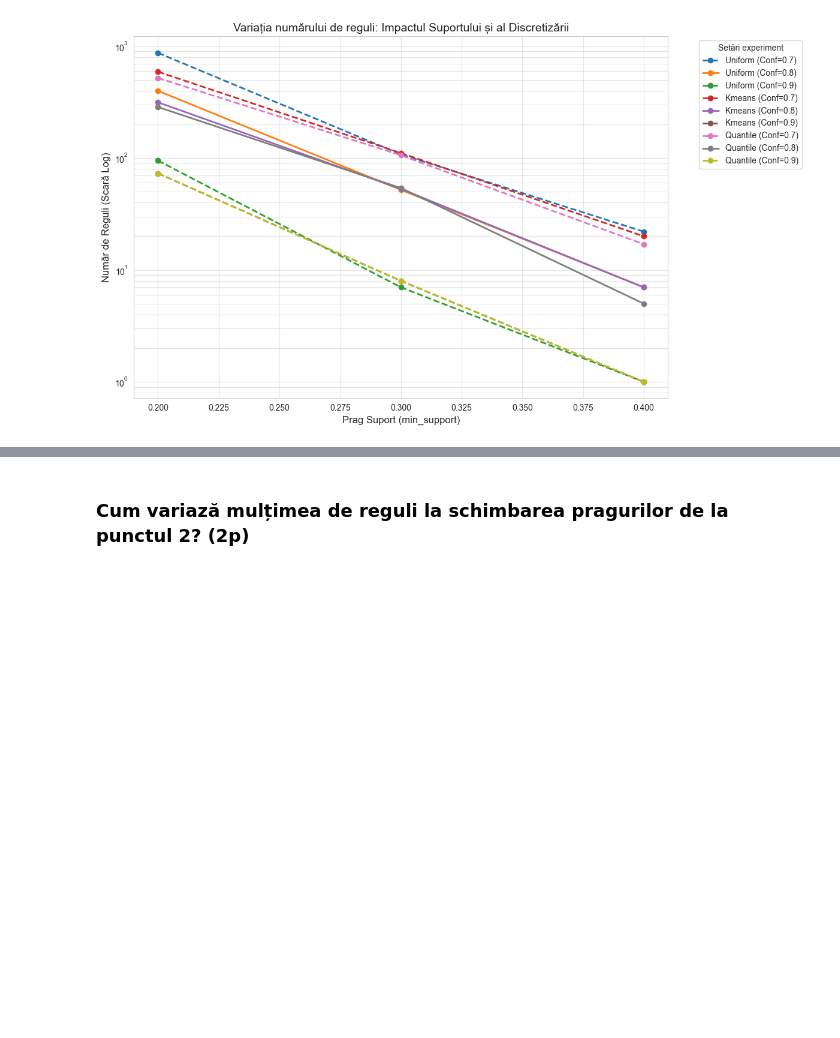
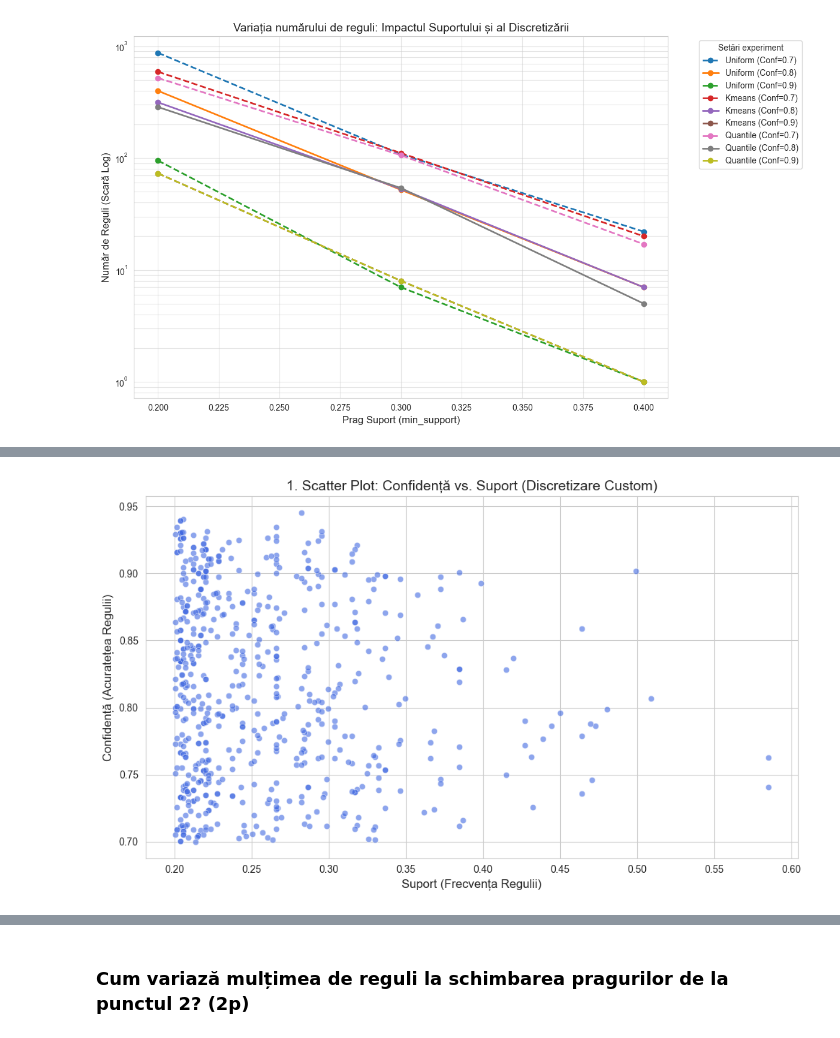
Before and after one commit to AndromedaOMA/Data_Mining-Heart_Failure_Prediction, a Jupyter notebook: task04/task04.ipynb, the cells around one changed output, grey strips where cells are left out. Saved outputs shown, nothing was run; the diff lists cells and outputs as text; code cells hidden in the pictures; blank space fills up the shorter version.

```diff
--- a/task04/task04.ipynb
+++ b/task04/task04.ipynb
@@ -878,0 +881,88 @@ for strat in strategies:
+# %%
+import matplotlib.pyplot as plt
+import seaborn as sns
+import plotly.express as px
+import pandas as pd
+from IPython.display import display, HTML
+from mlxtend.frequent_patterns import fpgrowth, association_rules
+
+# Utilizăm configurația optimizată per feature (Bonus)
+# Aceasta include strategii specifice: Age (uniform), Cholesterol (quantile), MaxHR (kmeans) etc.
+df_ready_custom = apply_custom_discretization(df, feature_configs)
+
+# Extragem regulile de asociere folosind FP-Growth pentru eficiență
+# Praguri setate: Suport minim 0.2 și Confidență minimă 0.7
+frequent_itemsets = fpgrowth(df_ready_custom, min_support=0.2, use_colnames=True)
+rules = association_rules(frequent_itemsets, metric="confidence", min_threshold=0.7)
+
+if not rules.empty:
+    sns.set_style("whitegrid")
+
+    # -------------------------------------------------------------------
+    # 1. Scatter plot cu Confidence vs. Support
+    # -------------------------------------------------------------------
+    # Acest grafic arată distribuția generală a regulilor pe baza acurateței (Confidență)
+    # și a frecvenței lor în date (Suport).
+    plt.figure(figsize=(10, 6))
+    sns.scatterplot(data=rules, x='support', y='confidence', alpha=0.6, color='royalblue')
+    plt.title('1. Scatter Plot: Confidență vs. Suport (Discretizare Custom)', fontsize=14)
+    plt.xlabel('Suport (Frecvența Regulii)', fontsize=12)
+    plt.ylabel('Confidență (Acuratețea Regulii)', fontsize=12)
+    plt.tight_layout()
+    plt.show()
+
+    # -------------------------------------------------------------------
+    # 2. Catscatter (Bubble plot): Dimensiunea punctelor indică Lift-ul
+    # -------------------------------------------------------------------
+    # Lift-ul indică puterea asocierii. Dimensiunea mai mare a bulelor evidențiază
+    # regulile cele mai semnificative[cite: 1].
+    plt.figure(figsize=(12, 7))
+    scatter = sns.scatterplot(
+        data=rules,
+        x='support',
+        y='confidence',
+        size='lift',
+        sizes=(40, 500),
+        hue='lift',
+        palette='magma',
+        alpha=0.7
+    )
+    plt.title('2. Catscatter: Impactul Lift-ului asupra Regulilor Custom', fontsize=14)
+    plt.xlabel('Suport', fontsize=12)
+    plt.ylabel('Confidență', fontsize=12)
+    plt.legend(bbox_to_anchor=(1.05, 1), loc='upper left', title="Lift (Puterea Asocierii)")
+    plt.tight_layout()
+    plt.show()
+
+    # -------------------------------------------------------------------
+    # 3. Alluvial Plot (Parallel Categories) pentru Top 20 Reguli
+    # -------------------------------------------------------------------
+    # Vizualizează fluxul de la setul de antecedenți la consecvenți.
+    # Convertim seturile în șiruri de caractere pentru compatibilitate cu Plotly[cite: 1].
+    rules['antecedents_str'] = rules['antecedents'].apply(lambda x: ', '.join(list(x)))
+    rules['consequents_str'] = rules['consequents'].apply(lambda x: ', '.join(list(x)))
+
+    # Selectăm top 20 reguli după Lift pentru a păstra graficul lizibil[cite: 1]
+    top_rules = rules.sort_values('lift', ascending=False).head(20)
+
+    fig = px.parallel_categories(
+        top_rules,
+        dimensions=['antecedents_str', 'consequents_str'],
+        color='lift',
+        color_continuous_scale=px.colors.sequential.Viridis,
+        labels={'antecedents_str': 'Antecedenți', 'consequents_str': 'Consecvenți'}
+    )
+    fig.update_layout(
+        title="3. Alluvial Plot: Fluxul Antecedenți -> Consecvenți (Top 20 Reguli după Lift)",
+        font=dict(size=10),
+        margin=dict(t=80, b=40, l=150, r=150)
+    )
+
+    # Afișarea graficului interactiv în Jupyter
+    fig_html = fig.to_html(full_html=False, include_plotlyjs='cdn')
+    display(HTML(fig_html))
+
+else:
+    print("Nu s-au generat reguli. Încercați să scădeți pragul de suport sau confidență.")
+# %% [output]
+[figure, added]
```
Also changed, not shown: parts of 5 cells of this notebook.
